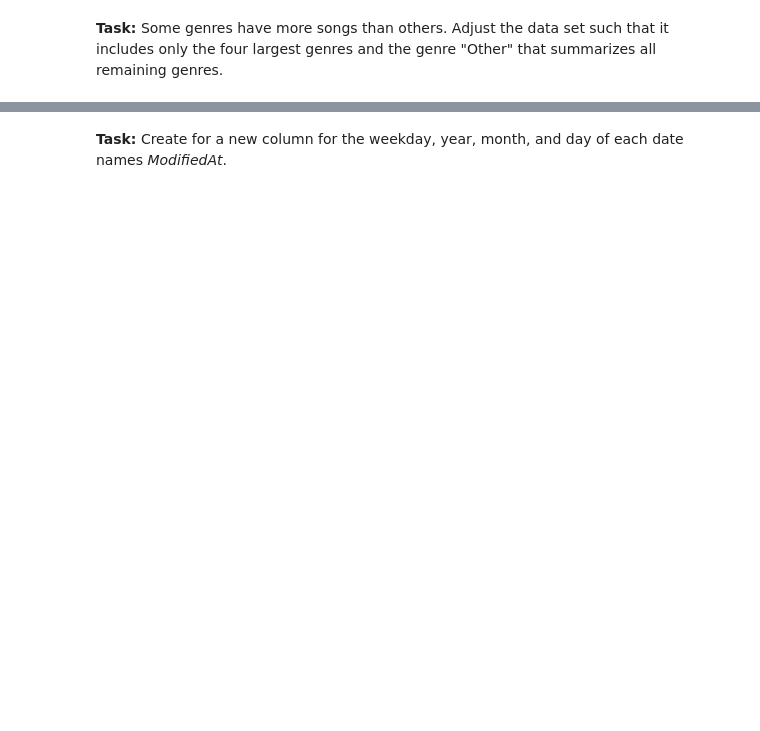
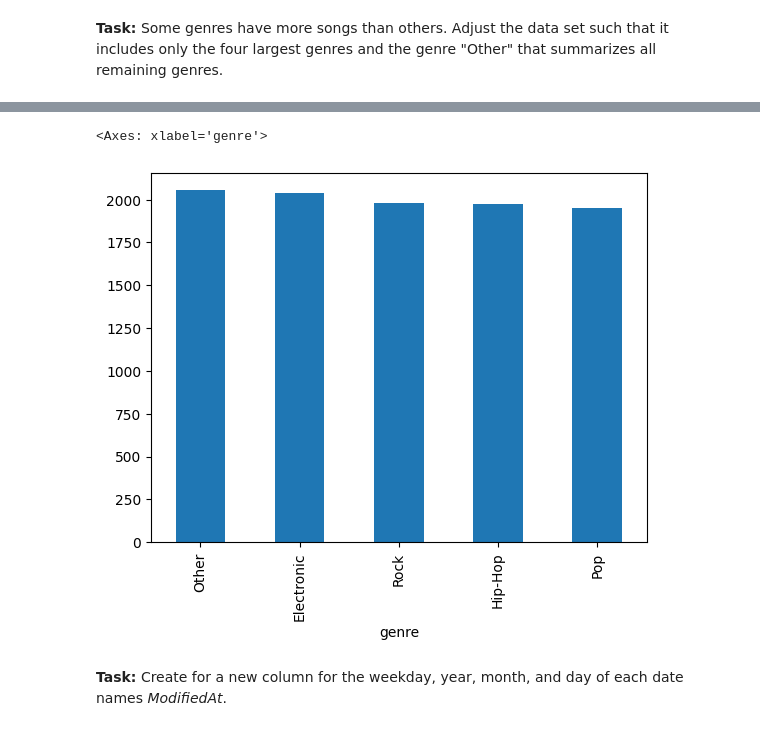
Before and after one commit to SchimSlady/BAML, a Jupyter notebook: 06 week/template_t6.ipynb, the cells around one changed output, grey strips where cells are left out. Cells and saved outputs as stored; diff of their text form; code cells hidden in the pictures; blank space fills up the shorter version.

```diff
--- a/06 week/template_t6.ipynb
+++ b/06 week/template_t6.ipynb
@@ -45,2 +166,11 @@ df_users.head(10)
+# %%
+user_behavior['genre'] = user_behavior['genre'].map({'Electronic':'Electronic', 'Rock': 'Rock', 'Hip-Hop':'Hip-Hop', 'Pop':'Pop'}).fillna('Other')
+user_behavior['genre']= user_behavior['genre'].astype('category')
+
+genreCount = user_behavior['genre'].value_counts()
+genreCount.plot(kind='bar')
+# %% [output]
+<Axes: xlabel='genre'>
+[figure, added]
 # %% [markdown]
 **Task:** Create for a new column for the weekday, year, month, and day of each date names *ModifiedAt*.
```
Also changed, not shown: parts of 18 cells of this notebook, 1 other file.
